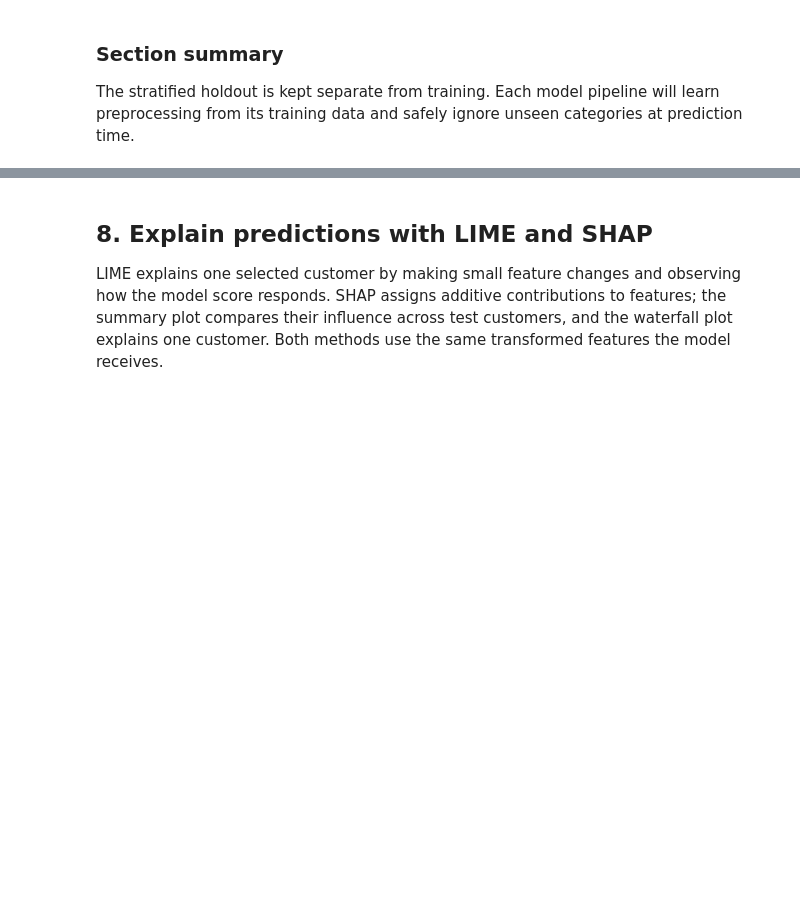
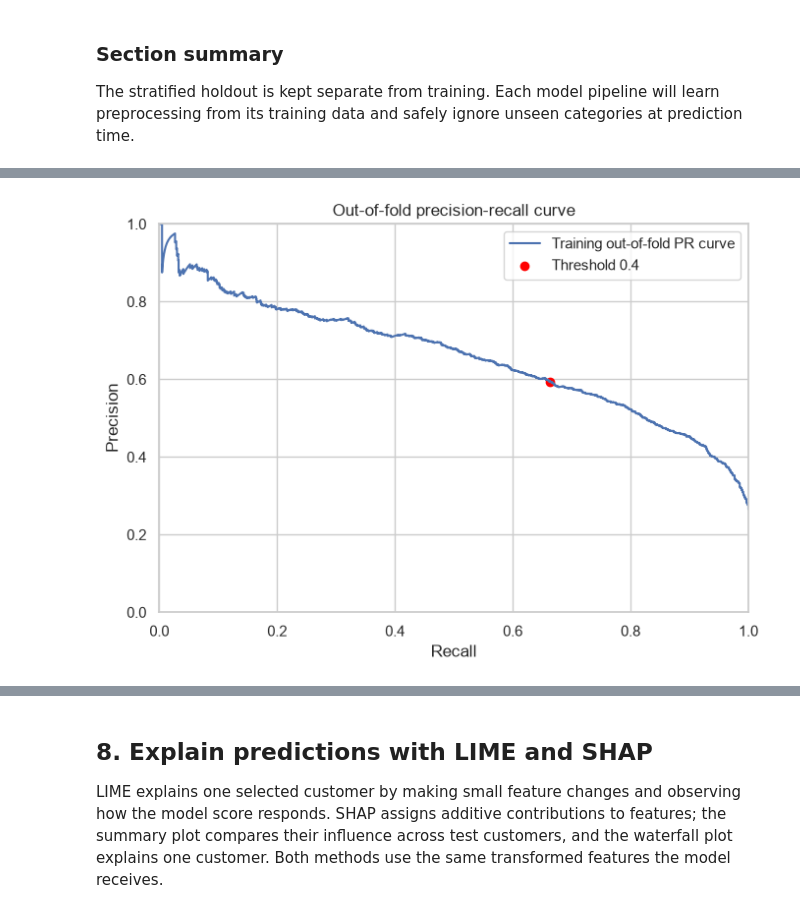
Before and after one commit to Yaswanthcodez/Telecom-customer-churn-risk-analysis, a Jupyter notebook: Customer_Churn_01.ipynb, the cells around one changed output, grey strips where cells are left out. Saved outputs shown, nothing was run; the diff lists cells and outputs as text; code cells hidden in the pictures; blank space fills up the shorter version.

```diff
--- a/Customer_Churn_01.ipynb
+++ b/Customer_Churn_01.ipynb
@@ -190,0 +287,91 @@ Inspect the confusion matrix, false negatives, and logistic-regression coefficie
+# %%
+# Use out-of-fold training probabilities to inspect the precision-recall trade-off without using the holdout.
+oof_raw_probability = cross_val_predict(pipe, X_train, y_train, cv=cv, method="predict_proba", n_jobs=-1)[:, 1]
+oof_precision, oof_recall, oof_thresholds = precision_recall_curve(y_train, oof_raw_probability)
+fig, ax = plt.subplots(figsize=(7, 5))
+ax.plot(oof_recall, oof_precision, label="Training out-of-fold PR curve")
+ax.scatter([recall_score(y_train, oof_raw_probability >= 0.4)],
+           [precision_score(y_train, oof_raw_probability >= 0.4, zero_division=0)],
+           color="red", label="Threshold 0.4")
+ax.set(title="Out-of-fold precision-recall curve", xlabel="Recall", ylabel="Precision", xlim=(0, 1), ylim=(0, 1))
+ax.legend()
+plt.tight_layout()
+plt.show()
+
+# Assess calibration on training-fold predictions. Apply sigmoid calibration only when mean bin error is above 0.05.
+def calibration_gap(y_true, probability, bins=10):
+    # Compute all bins explicitly so empty bins do not misalign the arrays.
+    bin_ids = np.minimum((np.asarray(probability) * bins).astype(int), bins - 1)
+    errors, counts = [], []
+    y_array = np.asarray(y_true)
+    for bin_id in range(bins):
+        in_bin = bin_ids == bin_id
+        if in_bin.any():
+            errors.append(abs(y_array[in_bin].mean() - np.asarray(probability)[in_bin].mean()))
+            counts.append(int(in_bin.sum()))
+    return np.average(errors, weights=counts) if counts else 0.0
+
+raw_calibration_gap = calibration_gap(y_train, oof_raw_probability)
+print(f"Out-of-fold calibration gap (10 bins): {raw_calibration_gap:.3f}")
+calibrated = raw_calibration_gap > 0.05
+if calibrated:
+    calibration_template = CalibratedClassifierCV(estimator=pipe, method="sigmoid", cv=cv)
+    # Nested folds keep each probability out of the estimator's fitting fold.
+    oof_probability = cross_val_predict(calibration_template, X_train, y_train, cv=cv, method="predict_proba", n_jobs=-1)[:, 1]
+    final_model = calibration_template.fit(X_train, y_train)
+    print("Applied sigmoid calibration because the out-of-fold bin error exceeded 0.05.")
+else:
+    oof_probability = oof_raw_probability
+    final_model = pipe
+    print("Calibration gap was at most 0.05; retained the original probability estimates.")
+
+# The 0.4 cutoff is marked against the full training PR curve for a visible recall/precision trade-off.
+precision_at_04 = precision_score(y_train, oof_probability >= 0.4, zero_division=0)
+recall_at_04 = recall_score(y_train, oof_probability >= 0.4, zero_division=0)
+print(f"At 0.4 on training out-of-fold scores: precision={precision_at_04:.3f}, recall={recall_at_04:.3f}.")
+CHURN_THRESHOLD = 0.4
+y_probability = final_model.predict_proba(X_test)[:, 1]
+y_pred = (y_probability >= CHURN_THRESHOLD).astype(int)
+threshold_rows = []
+for threshold in [0.3, 0.4, 0.5]:
+    prediction = (y_probability >= threshold).astype(int)
+    threshold_rows.append({"Threshold": threshold, "Accuracy": accuracy_score(y_test, prediction),
+                           "Precision": precision_score(y_test, prediction, zero_division=0),
+                           "Recall": recall_score(y_test, prediction, zero_division=0)})
+threshold_results = pd.DataFrame(threshold_rows).set_index("Threshold")
+display(threshold_results.round(3))
+print(classification_report(y_test, y_pred, target_names=["No churn", "Churn"], zero_division=0))
+
+# Evaluate ranking quality on the holdout at the selected model's probability output.
+holdout_roc_auc = roc_auc_score(y_test, y_probability)
+holdout_pr_auc = average_precision_score(y_test, y_probability)
+fpr, tpr, _ = roc_curve(y_test, y_probability)
+pr_precision, pr_recall, _ = precision_recall_curve(y_test, y_probability)
+fig, axes = plt.subplots(1, 2, figsize=(12, 5))
+axes[0].plot(fpr, tpr, label=f"ROC-AUC = {holdout_roc_auc:.3f}")
+axes[0].plot([0, 1], [0, 1], linestyle="--", color="gray")
+axes[0].set(title="Holdout ROC curve", xlabel="False positive rate", ylabel="True positive rate")
+axes[0].legend()
+axes[1].plot(pr_recall, pr_precision, label=f"PR-AUC = {holdout_pr_auc:.3f}")
+axes[1].axvline(recall_score(y_test, y_pred), linestyle="--", color="red", label="Recall at 0.4")
+axes[1].set(title="Holdout precision-recall curve", xlabel="Recall", ylabel="Precision", xlim=(0, 1), ylim=(0, 1))
+axes[1].legend()
+plt.tight_layout()
+plt.show()
+print(f"Holdout ROC-AUC: {holdout_roc_auc:.3f}; PR-AUC (average precision): {holdout_pr_auc:.3f}")
+
+# Show reliability and Brier score before and after any calibration.
+from sklearn.metrics import brier_score_loss
+raw_holdout_probability = pipe.predict_proba(X_test)[:, 1]
+raw_brier = brier_score_loss(y_test, raw_holdout_probability)
+final_brier = brier_score_loss(y_test, y_probability)
+fig, ax = plt.subplots(figsize=(6, 5))
+for probability, label in [(raw_holdout_probability, f"Before (Brier={raw_brier:.3f}"), (y_probability, f"Final (Brier={final_brier:.3f}")]:
+    observed, predicted = calibration_curve(y_test, probability, n_bins=10, strategy="uniform")
+    ax.plot(predicted, observed, marker="o", label=label + ")")
+ax.plot([0, 1], [0, 1], linestyle="--", color="gray", label="Perfect calibration")
+ax.set(title="Holdout reliability diagram", xlabel="Mean predicted probability", ylabel="Observed churn fraction")
+ax.legend()
+plt.tight_layout()
+plt.show()
+# %% [output]
@@ -190,0 +396 @@ Inspect the confusion matrix, false negatives, and logistic-regression coefficie
+[figure, added]
```
Also changed, not shown: parts of 34 cells of this notebook.
